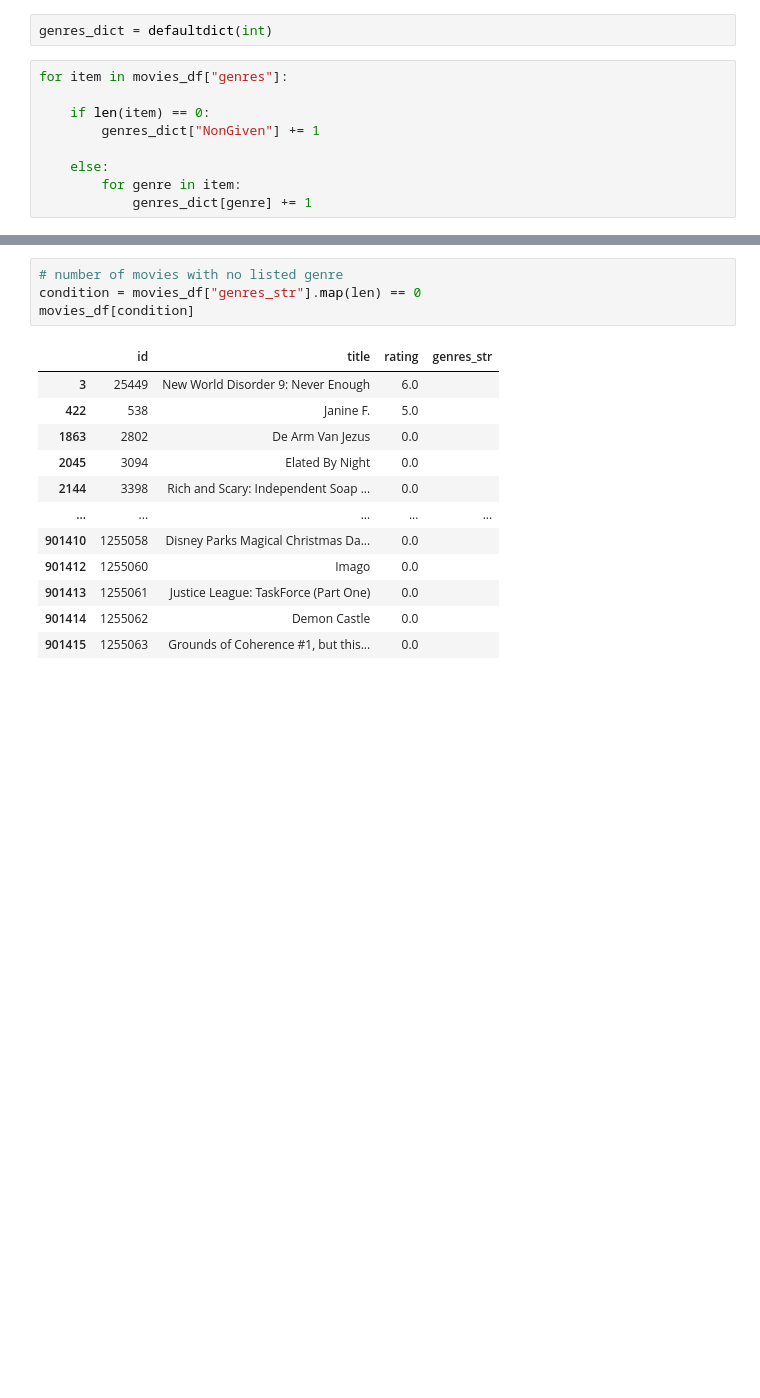
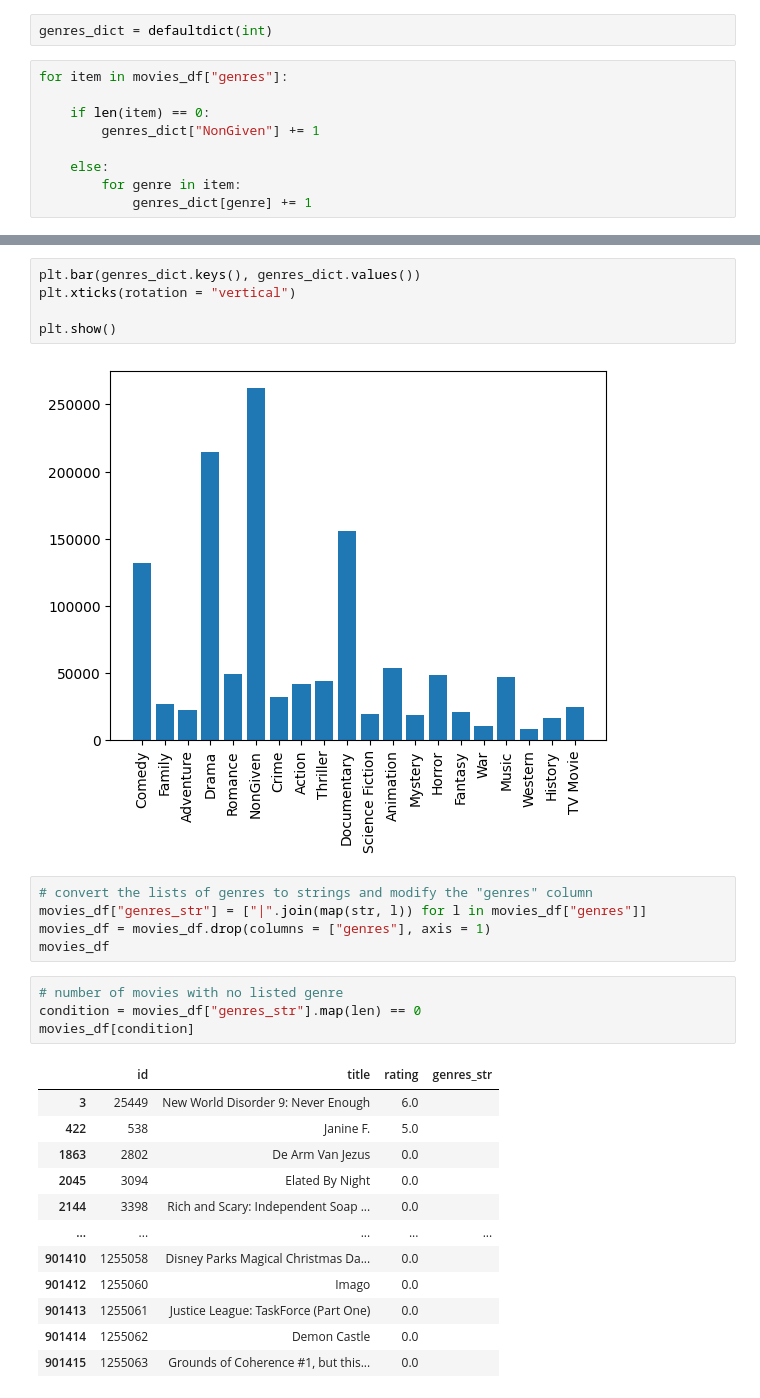
Before and after one commit to sariaslaso/movies_and_LLMs, a Jupyter notebook: predict_ratings/data_processing.ipynb, the cells around one changed output, grey strips where cells are left out. Drawn from its saved outputs; the diff is of its cells as text; blank space fills up the shorter version.

Commit message:
genres histogram

```diff
--- a/predict_ratings/data_processing.ipynb
+++ b/predict_ratings/data_processing.ipynb
@@ -114,3 +96,15 @@ movies_df["genres_str"][0]
+# %%
+plt.bar(genres_dict.keys(), genres_dict.values())
+plt.xticks(rotation = "vertical")
+
+plt.show()
+# %% [output]
+[figure, added]
+# %%
+# convert the lists of genres to strings and modify the "genres" column
+movies_df["genres_str"] = ["|".join(map(str, l)) for l in movies_df["genres"]]
+movies_df = movies_df.drop(columns = ["genres"], axis = 1)
+movies_df
 # %%
 # number of movies with no listed genre
 condition = movies_df["genres_str"].map(len) == 0
```
Also changed, not shown: parts of 7 cells of this notebook.
